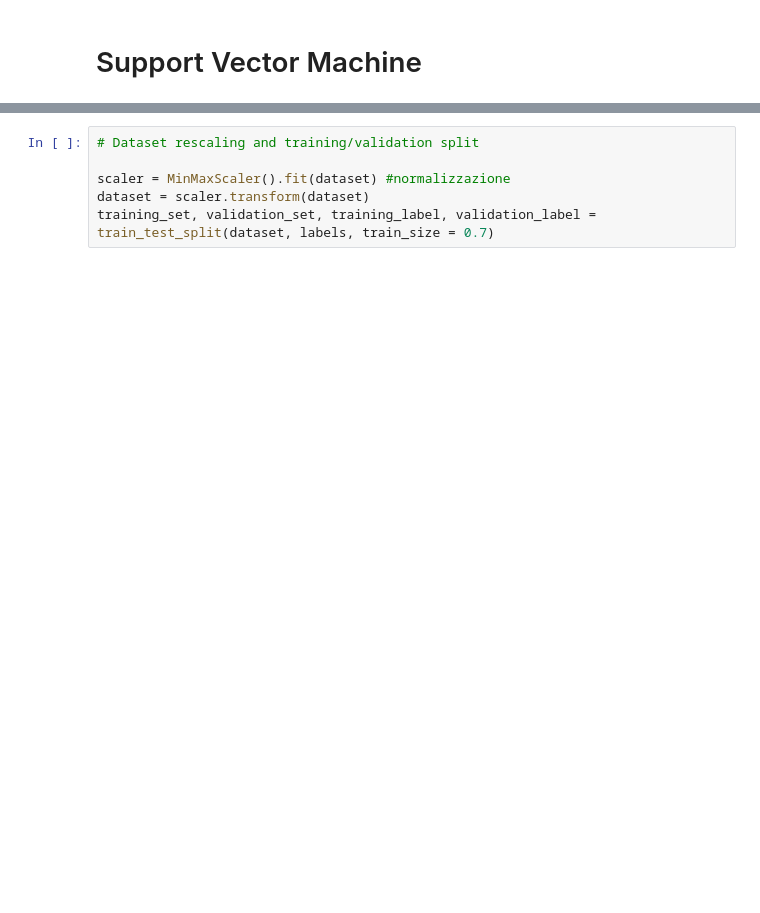
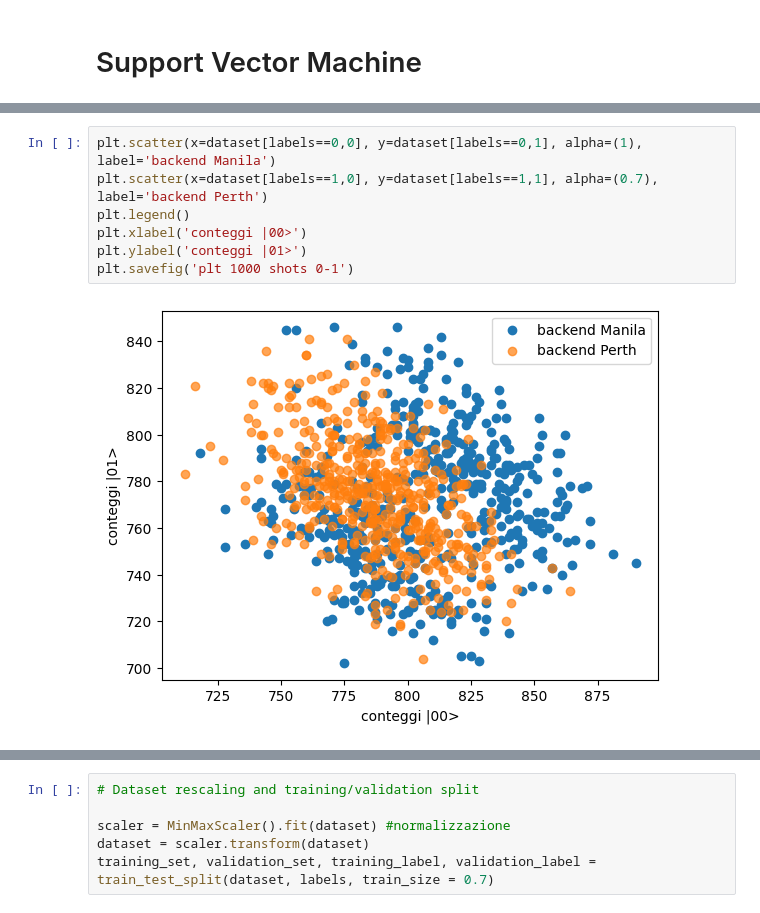
Before and after one commit to qismib/QSVM, a Jupyter notebook: notebooks/svm.ipynb, the cells around one changed output, grey strips where cells are left out. Cells and saved outputs as stored; diff of their text form; blank space fills up the shorter version.

```diff
--- a/notebooks/svm.ipynb
+++ b/notebooks/svm.ipynb
@@ -17,0 +20,9 @@ FileNotFoundError: [Errno 2] No such file or directory: 'dataset4f1.npy'
+# %%
+plt.scatter(x=dataset[labels==0,0], y=dataset[labels==0,1], alpha=(1), label='backend Manila')
+plt.scatter(x=dataset[labels==1,0], y=dataset[labels==1,1], alpha=(0.7), label='backend Perth')
+plt.legend()
+plt.xlabel('conteggi |00>')
+plt.ylabel('conteggi |01>')
+plt.savefig('plt 1000 shots 0-1')
+# %% [output]
+[figure, added]
```
Also changed, not shown: parts of 80 cells of this notebook.
